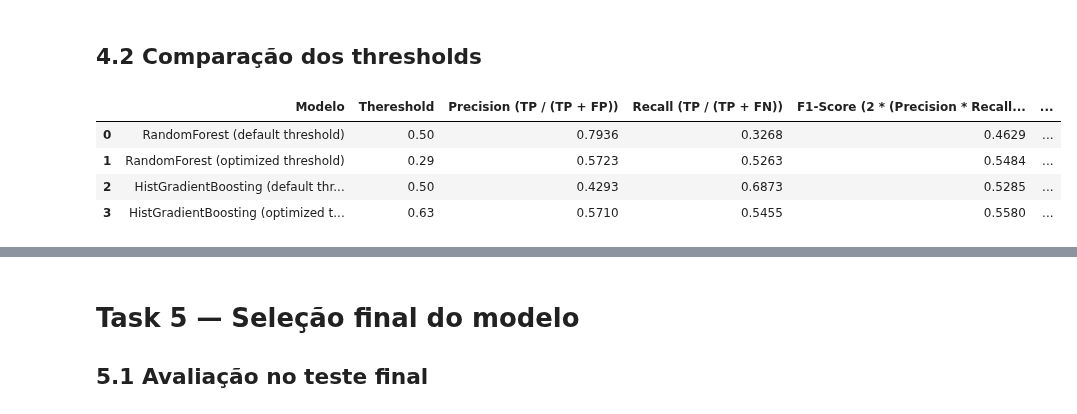
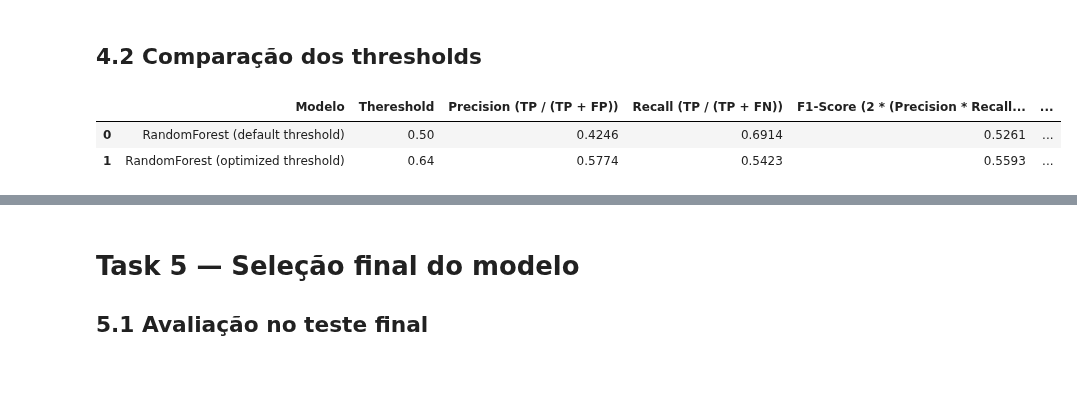
Before and after one commit to RaphaelMoragas/Minera-o_de_Dados_MEI, a Jupyter notebook: Projeto_Final/Projeto_MINDD_Final.ipynb, the cells around one changed output, grey strips where cells are left out. Drawn from its saved outputs; the diff is of its cells as text; code cells hidden in the pictures; blank space fills up the shorter version.

```diff
--- a/Projeto_Final/Projeto_MINDD_Final.ipynb
+++ b/Projeto_Final/Projeto_MINDD_Final.ipynb
@@ -2699 +2644,12 @@ F1-score temporal OOF: 0.5483775451552784
+# %%
+pipeline_hgb_tuning = make_pipeline(
+    criar_prep(grupo_3, False),
+    HistGradientBoostingClassifier(
+        class_weight='balanced',
+        early_stopping=True,
+        random_state=42
+    )
+)
+
+cross_val_f1_hgb = cross_val_score(pipeline_hgb_tuning, treino[grupo_3], treino['is_Abnormal'], cv=tss, scoring='f1', n_jobs=-1)
 # %%
@@ -2751 +2733,3 @@ Melhor pontuação (f1): 0.5243473595848754
+# %%
+melhor_modelo = grid_hgb.best_estimator_
 # %%
@@ -2791,40 +2775,26 @@ F1-score temporal OOF HGB: 0.5579534183795616
 # %% [markdown]
 ## 4.2 Comparação dos thresholds
 # %%
-metrics_rf_default = avaliar_modelo(
-    y_true_oof_rf, y_prob_oof_rf, 0.5,
+metrics_default = avaliar_modelo(
+    y_true_oof, y_prob_oof, 0.5,
     "RandomForest (default threshold)"
 )
 
-metrics_rf = avaliar_modelo(
-    y_true_oof_rf, y_prob_oof_rf, melhor_threshold_rf,
+metrics = avaliar_modelo(
+    y_true_oof, y_prob_oof, melhor_threshold,
     "RandomForest (optimized threshold)"
 )
 
-metrics_hgb_default = avaliar_modelo(
-    y_true_oof_hgb, y_prob_oof_hgb, 0.5,
-    "HistGradientBoosting (default threshold)"
-)
-
-metrics_hgb = avaliar_modelo(
-    y_true_oof_hgb, y_prob_oof_hgb, melhor_threshold_hgb,
-    "HistGradientBoosting (optimized threshold)"
-)
-
 metrics_comparacao = pd.DataFrame([
-    metrics_rf_default,
-    metrics_rf,
-    metrics_hgb_default,
-    metrics_hgb
+    metrics_default,
+    metrics
 ])
 
-display(metrics_comparacao.round(4))
+metrics_comparacao.round(4)
 # %% [output]
 |  | Modelo | Thereshold | Precision (TP / (TP + FP)) | Recall (TP / (TP + FN)) | F1-Score (2 * (Precision * Recall... | ... |
-| 0 | RandomForest (default threshold) | 0.50 | 0.7936 | 0.3268 | 0.4629 | ... |
-| 1 | RandomForest (optimized threshold) | 0.29 | 0.5723 | 0.5263 | 0.5484 | ... |
-| 2 | HistGradientBoosting (default thr... | 0.50 | 0.4293 | 0.6873 | 0.5285 | ... |
-| 3 | HistGradientBoosting (optimized t... | 0.63 | 0.5710 | 0.5455 | 0.5580 | ... |
+| 0 | RandomForest (default threshold) | 0.50 | 0.4246 | 0.6914 | 0.5261 | ... |
+| 1 | RandomForest (optimized threshold) | 0.64 | 0.5774 | 0.5423 | 0.5593 | ... |
 # %% [markdown]
 ## 4.3 Análise dos resultados
 
```
Also changed, not shown: parts of 17 cells of this notebook, 3 other files.
